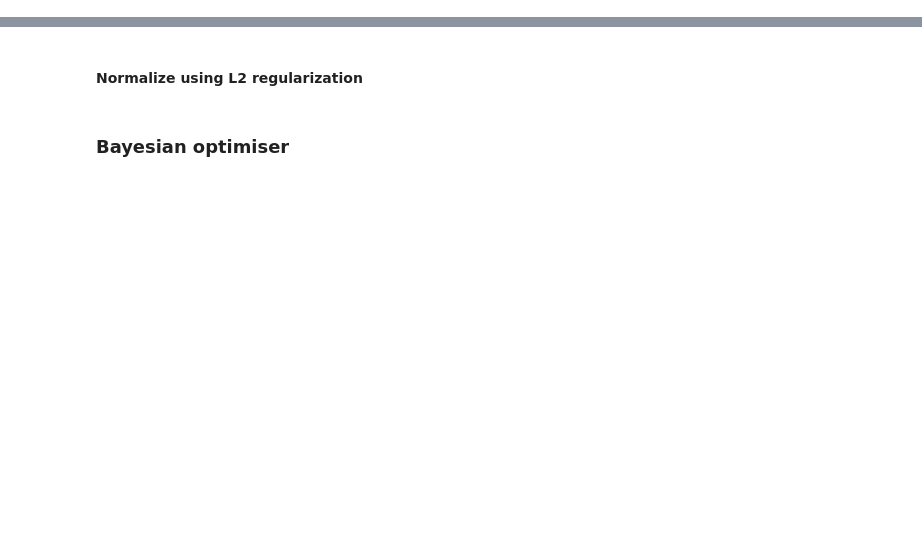
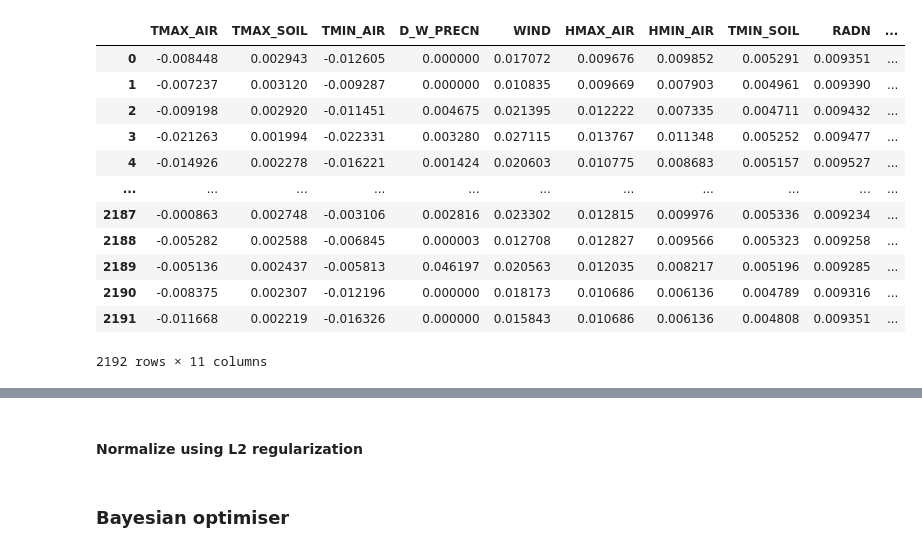
Before and after one commit to DinisDimitris/Net-ecosystem-exchange-Quantification, a Jupyter notebook: XgHyperParamTuning.ipynb, the cells around one changed output, grey strips where cells are left out. Cells and saved outputs as stored; diff of their text form; code cells hidden in the pictures; blank space fills up the shorter version.

```diff
--- a/XgHyperParamTuning.ipynb
+++ b/XgHyperParamTuning.ipynb
@@ -141,0 +143,30 @@ x = df[feat_cols]
+# %%
+observed_df = pd.read_csv('datasets/extractedNEE_CUT_REF_NIGHT.csv')
+
+observed_df['initial planting density (m-2)1'] = 8.2
+
+x_observed = observed_df[feat_cols]
+y_observed = observed_df['NEE']
+
+for entr in x_observed.columns:
+    x_observed[entr] = preprocessing.normalize([x_observed[entr]])[0]
+y_observed = pd.Series(preprocessing.normalize([y_observed])[0], name='NEE')
+
+X_train, X_test, y_train, y_test = train_test_split(
+   x_observed, y_observed, test_size=0.33, random_state=41)
+# %%
+x_observed
+# %% [output]
+|  | TMAX_AIR | TMAX_SOIL | TMIN_AIR | D_W_PRECN | WIND | HMAX_AIR | HMIN_AIR | TMIN_SOIL | RADN | ... |
+| 0 | -0.008448 | 0.002943 | -0.012605 | 0.000000 | 0.017072 | 0.009676 | 0.009852 | 0.005291 | 0.009351 | ... |
+| 1 | -0.007237 | 0.003120 | -0.009287 | 0.000000 | 0.010835 | 0.009669 | 0.007903 | 0.004961 | 0.009390 | ... |
+| 2 | -0.009198 | 0.002920 | -0.011451 | 0.004675 | 0.021395 | 0.012222 | 0.007335 | 0.004711 | 0.009432 | ... |
+| 3 | -0.021263 | 0.001994 | -0.022331 | 0.003280 | 0.027115 | 0.013767 | 0.011348 | 0.005252 | 0.009477 | ... |
+| 4 | -0.014926 | 0.002278 | -0.016221 | 0.001424 | 0.020603 | 0.010775 | 0.008683 | 0.005157 | 0.009527 | ... |
+| ... | ... | ... | ... | ... | ... | ... | ... | ... | ... | ... |
+| 2187 | -0.000863 | 0.002748 | -0.003106 | 0.002816 | 0.023302 | 0.012815 | 0.009976 | 0.005336 | 0.009234 | ... |
+| 2188 | -0.005282 | 0.002588 | -0.006845 | 0.000003 | 0.012708 | 0.012827 | 0.009566 | 0.005323 | 0.009258 | ... |
+| 2189 | -0.005136 | 0.002437 | -0.005813 | 0.046197 | 0.020563 | 0.012035 | 0.008217 | 0.005196 | 0.009285 | ... |
+| 2190 | -0.008375 | 0.002307 | -0.012196 | 0.000000 | 0.018173 | 0.010686 | 0.006136 | 0.004789 | 0.009316 | ... |
+| 2191 | -0.011668 | 0.002219 | -0.016326 | 0.000000 | 0.015843 | 0.010686 | 0.006136 | 0.004808 | 0.009351 | ... |
+2192 rows × 11 columns
```
Also changed, not shown: parts of 33 cells of this notebook, 11 other files.
